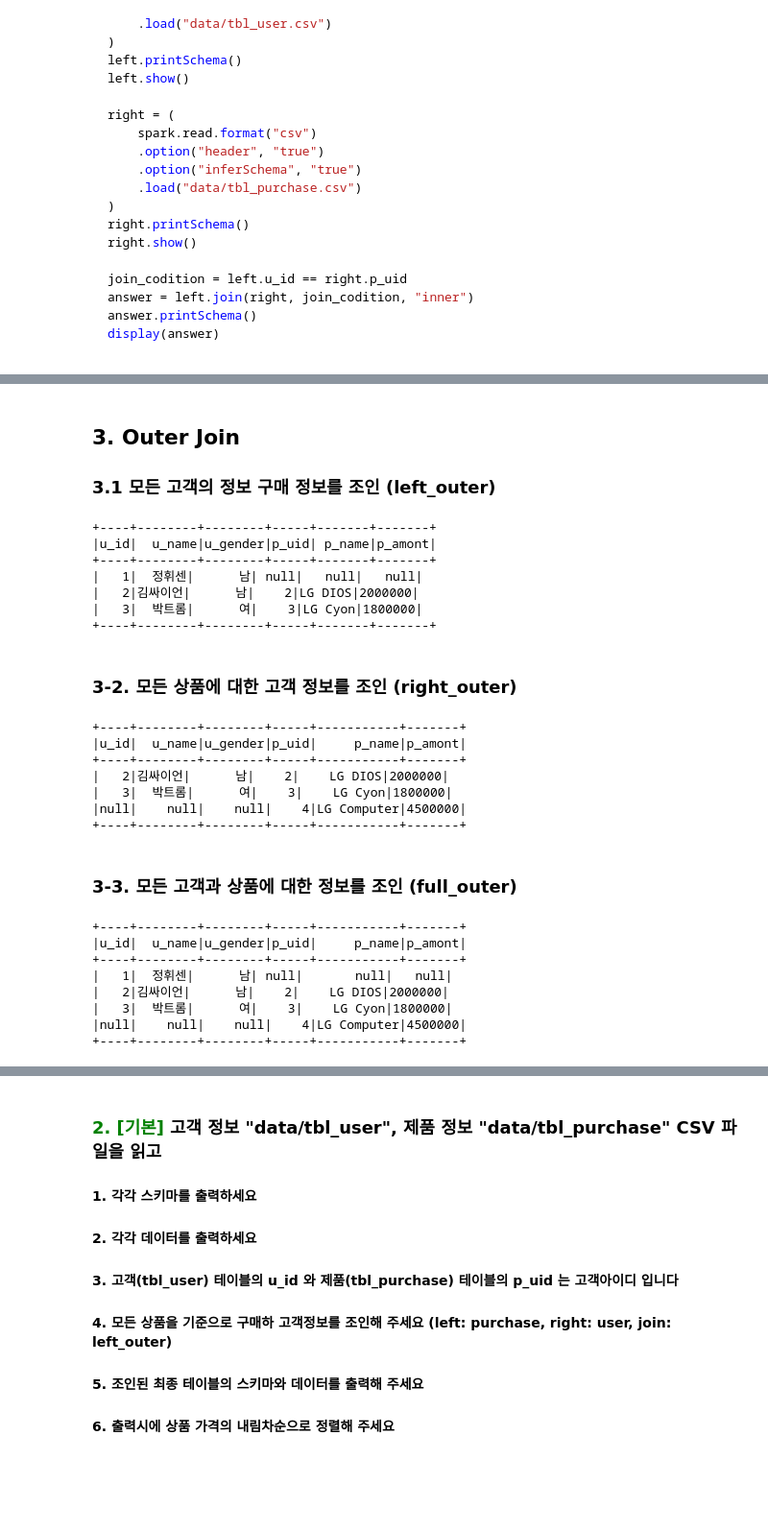
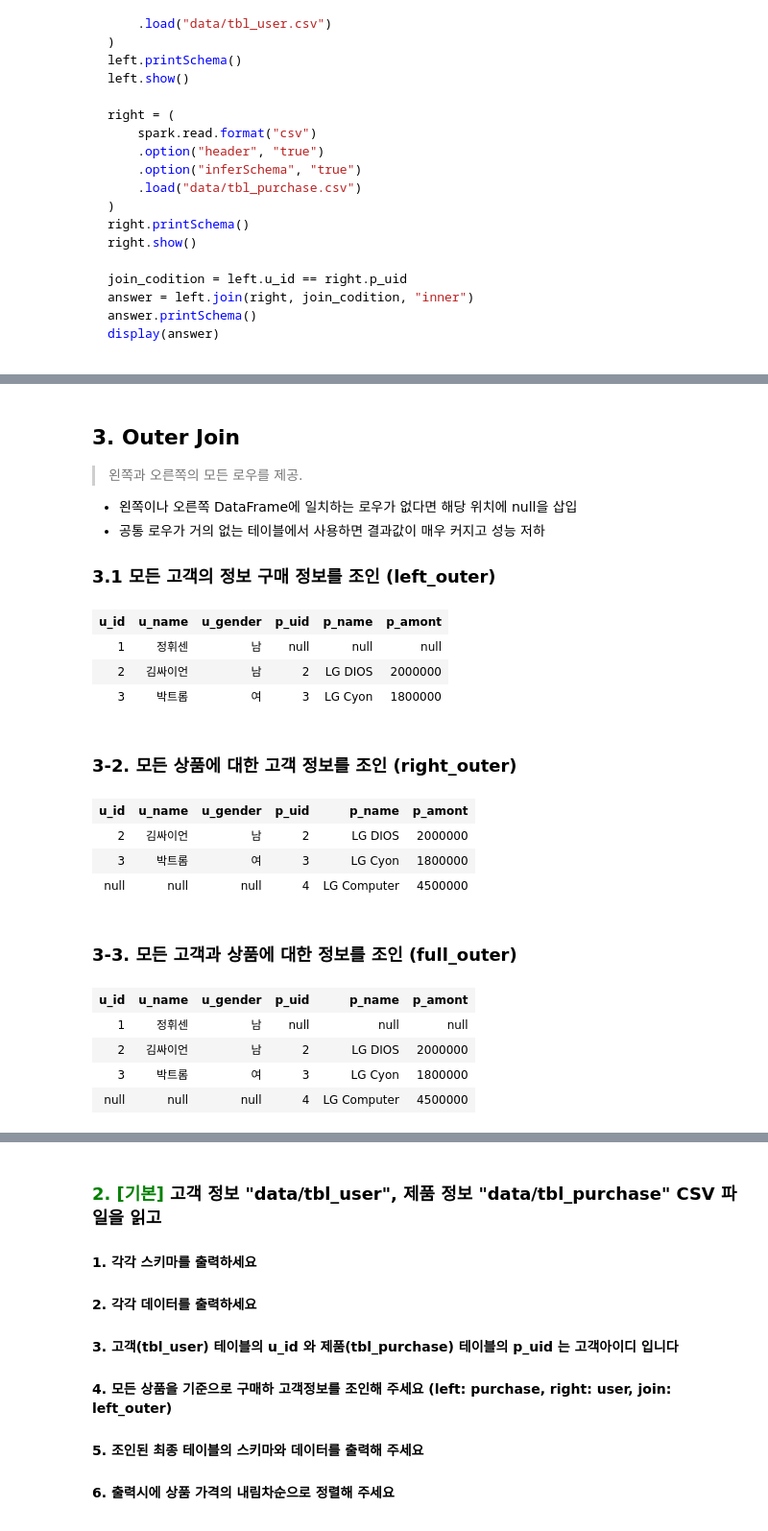
Before and after one commit to psyoblade/data-engineer-intermediate-training, a Jupyter notebook: day4/notebooks/lgde-spark-core-4-join.ipynb, the cells around one changed output, grey strips where cells are left out. Shown at 96% size. Drawn from its saved outputs; the diff is of its cells as text; code cells hidden in the pictures; folded sections open; blank space fills up the shorter version.

```diff
--- a/day4/notebooks/lgde-spark-core-4-join.ipynb
+++ b/day4/notebooks/lgde-spark-core-4-join.ipynb
@@ -155,38 +173,35 @@ root
 # %% [markdown]
 ## 3. Outer Join
+
+> 왼쪽과 오른쪽의 모든 로우를 제공.
+
+* 왼쪽이나 오른쪽 DataFrame에 일치하는 로우가 없다면 해당 위치에 null을 삽입
+* 공통 로우가 거의 없는 테이블에서 사용하면 결과값이 매우 커지고 성능 저하
+
 ### 3.1 모든 고객의 정보 구매 정보를 조인 (left_outer)
 # %%
-user.join(purchase, user.u_id == purchase.p_uid, "left_outer").orderBy(purchase.p_uid.asc()).show()
+user.join(purchase, user.u_id == purchase.p_uid, "left_outer").orderBy(purchase.p_uid.asc())
 # %% [output]
-+----+--------+--------+-----+-------+-------+
-|u_id|  u_name|u_gender|p_uid| p_name|p_amont|
-+----+--------+--------+-----+-------+-------+
-|   1|  정휘센|      남| null|   null|   null|
-|   2|김싸이언|      남|    2|LG DIOS|2000000|
-|   3|  박트롬|      여|    3|LG Cyon|1800000|
-+----+--------+--------+-----+-------+-------+
+| u_id | u_name | u_gender | p_uid | p_name | p_amont |
+| 1 | 정휘센 | 남 | null | null | null |
+| 2 | 김싸이언 | 남 | 2 | LG DIOS | 2000000 |
+| 3 | 박트롬 | 여 | 3 | LG Cyon | 1800000 |
 # %% [markdown]
 ### 3-2. 모든 상품에 대한 고객 정보를 조인 (right_outer)
 # %%
-user.join(purchase, user.u_id == purchase.p_uid, "right_outer").orderBy(purchase.p_uid.asc()).show()
+user.join(purchase, user.u_id == purchase.p_uid, "right_outer").orderBy(purchase.p_uid.asc())
 # %% [output]
-+----+--------+--------+-----+-----------+-------+
-|u_id|  u_name|u_gender|p_uid|     p_name|p_amont|
-+----+--------+--------+-----+-----------+-------+
-|   2|김싸이언|      남|    2|    LG DIOS|2000000|
-|   3|  박트롬|      여|    3|    LG Cyon|1800000|
-|null|    null|    null|    4|LG Computer|4500000|
-+----+--------+--------+-----+-----------+-------+
+| u_id | u_name | u_gender | p_uid | p_name | p_amont |
+| 2 | 김싸이언 | 남 | 2 | LG DIOS | 2000000 |
+| 3 | 박트롬 | 여 | 3 | LG Cyon | 1800000 |
+| null | null | null | 4 | LG Computer | 4500000 |
 # %% [markdown]
 ### 3-3. 모든 고객과 상품에 대한 정보를 조인 (full_outer)
 # %%
-user.join(purchase, user.u_id == purchase.p_uid, "full_outer").orderBy(purchase.p_uid.asc()).show()
+user.join(purchase, user.u_id == purchase.p_uid, "full_outer").orderBy(purchase.p_uid.asc())
 # %% [output]
-+----+--------+--------+-----+-----------+-------+
-|u_id|  u_name|u_gender|p_uid|     p_name|p_amont|
-+----+--------+--------+-----+-----------+-------+
-|   1|  정휘센|      남| null|       null|   null|
-|   2|김싸이언|      남|    2|    LG DIOS|2000000|
-|   3|  박트롬|      여|    3|    LG Cyon|1800000|
-|null|    null|    null|    4|LG Computer|4500000|
-+----+--------+--------+-----+-----------+-------+
+| u_id | u_name | u_gender | p_uid | p_name | p_amont |
+| 1 | 정휘센 | 남 | null | null | null |
+| 2 | 김싸이언 | 남 | 2 | LG DIOS | 2000000 |
+| 3 | 박트롬 | 여 | 3 | LG Cyon | 1800000 |
+| null | null | null | 4 | LG Computer | 4500000 |
```
Also changed, not shown: parts of 54 cells of this notebook, 4 other files.
